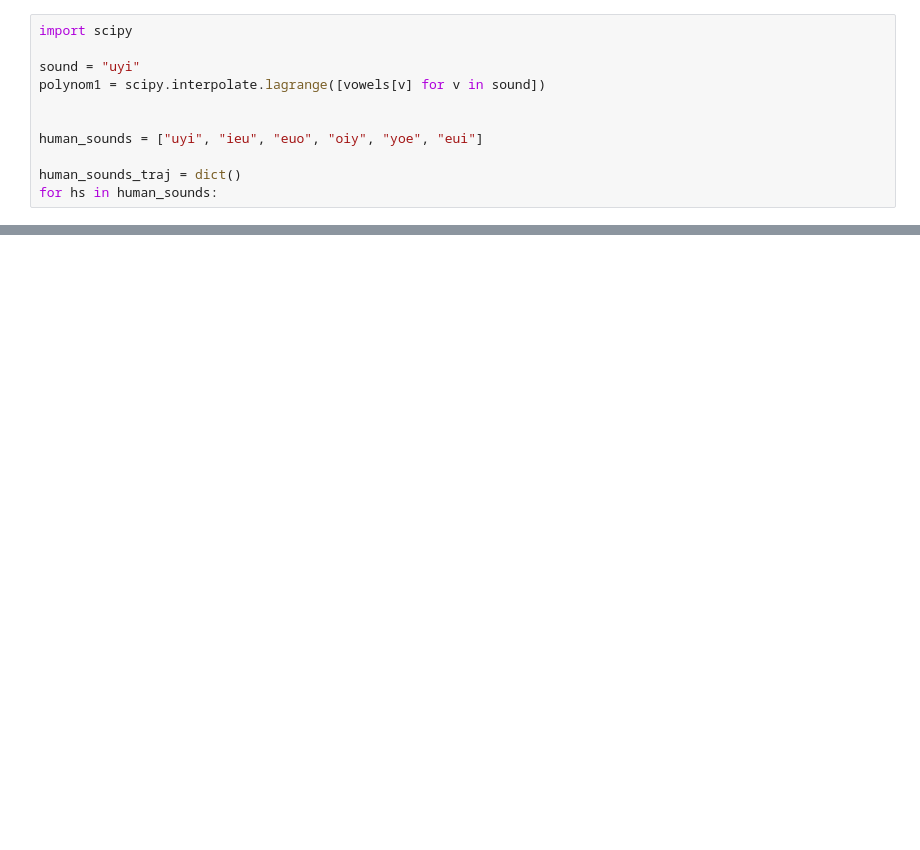
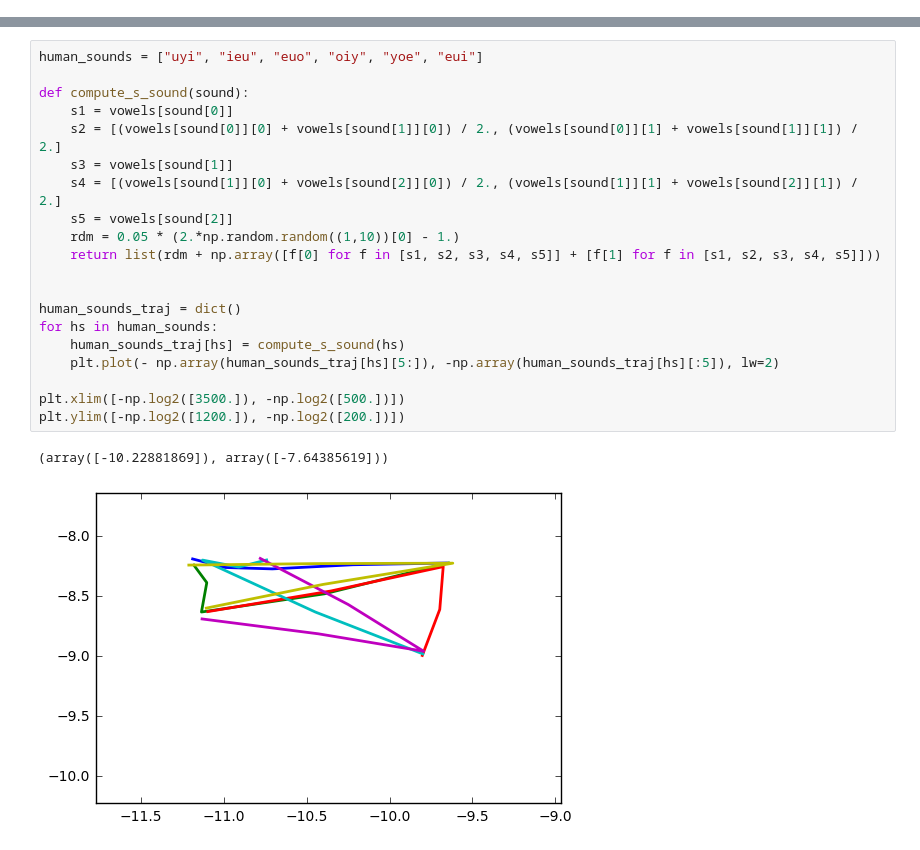
Before and after one commit to sebastien-forestier/CogSci2017, a Jupyter notebook: notebook/test_sounds.ipynb, the cells around one changed output, grey strips where cells are left out. Drawn from its saved outputs; the diff is of its cells as text; blank space fills up the shorter version.

```diff
--- a/notebook/test_sounds.ipynb
+++ b/notebook/test_sounds.ipynb
@@ -215,11 +211,0 @@ Playing sound:  eNN of iteration  54
-# %%
-import scipy
-
-sound = "uyi"
-polynom1 = scipy.interpolate.lagrange([vowels[v] for v in sound])
-
-
-human_sounds = ["uyi", "ieu", "euo", "oiy", "yoe", "eui"]
-
-human_sounds_traj = dict()
-for hs in human_sounds:
@@ -225,0 +216,23 @@ for hs in human_sounds:
+# %%
+human_sounds = ["uyi", "ieu", "euo", "oiy", "yoe", "eui"]
+
+def compute_s_sound(sound):
+    s1 = vowels[sound[0]]
+    s2 = [(vowels[sound[0]][0] + vowels[sound[1]][0]) / 2., (vowels[sound[0]][1] + vowels[sound[1]][1]) / 2.]
+    s3 = vowels[sound[1]]
+    s4 = [(vowels[sound[1]][0] + vowels[sound[2]][0]) / 2., (vowels[sound[1]][1] + vowels[sound[2]][1]) / 2.]
+    s5 = vowels[sound[2]]
+    rdm = 0.05 * (2.*np.random.random((1,10))[0] - 1.)
+    return list(rdm + np.array([f[0] for f in [s1, s2, s3, s4, s5]] + [f[1] for f in [s1, s2, s3, s4, s5]]))
+
+
+human_sounds_traj = dict()
+for hs in human_sounds:
+    human_sounds_traj[hs] = compute_s_sound(hs)
+    plt.plot(- np.array(human_sounds_traj[hs][5:]), -np.array(human_sounds_traj[hs][:5]), lw=2)
+
+plt.xlim([-np.log2([3500.]), -np.log2([500.])])
+plt.ylim([-np.log2([1200.]), -np.log2([200.])])
+# %% [output]
+(array([-10.22881869]), array([-7.64385619]))
+[figure, added]
```
Also changed, not shown: parts of 9 cells of this notebook, 3 other files.
